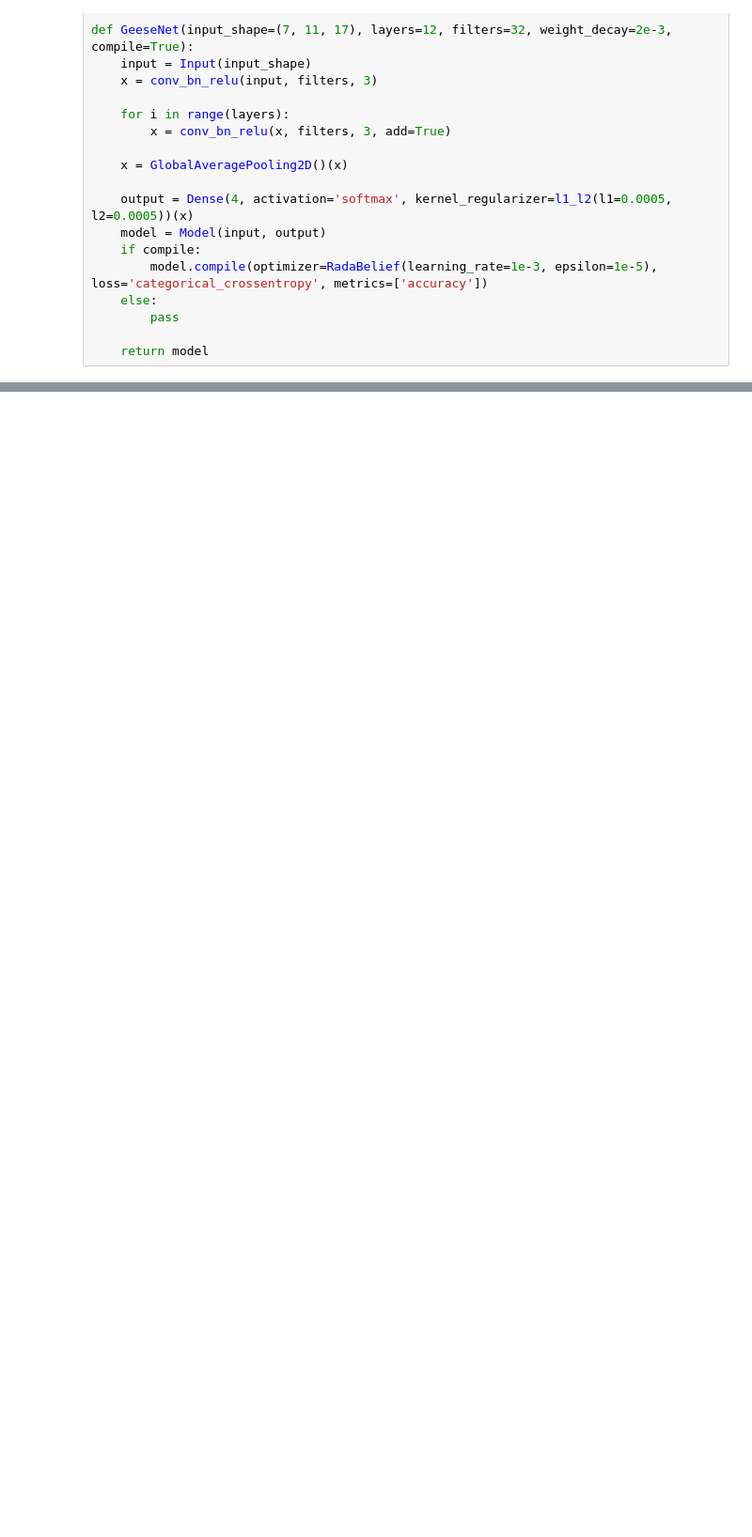
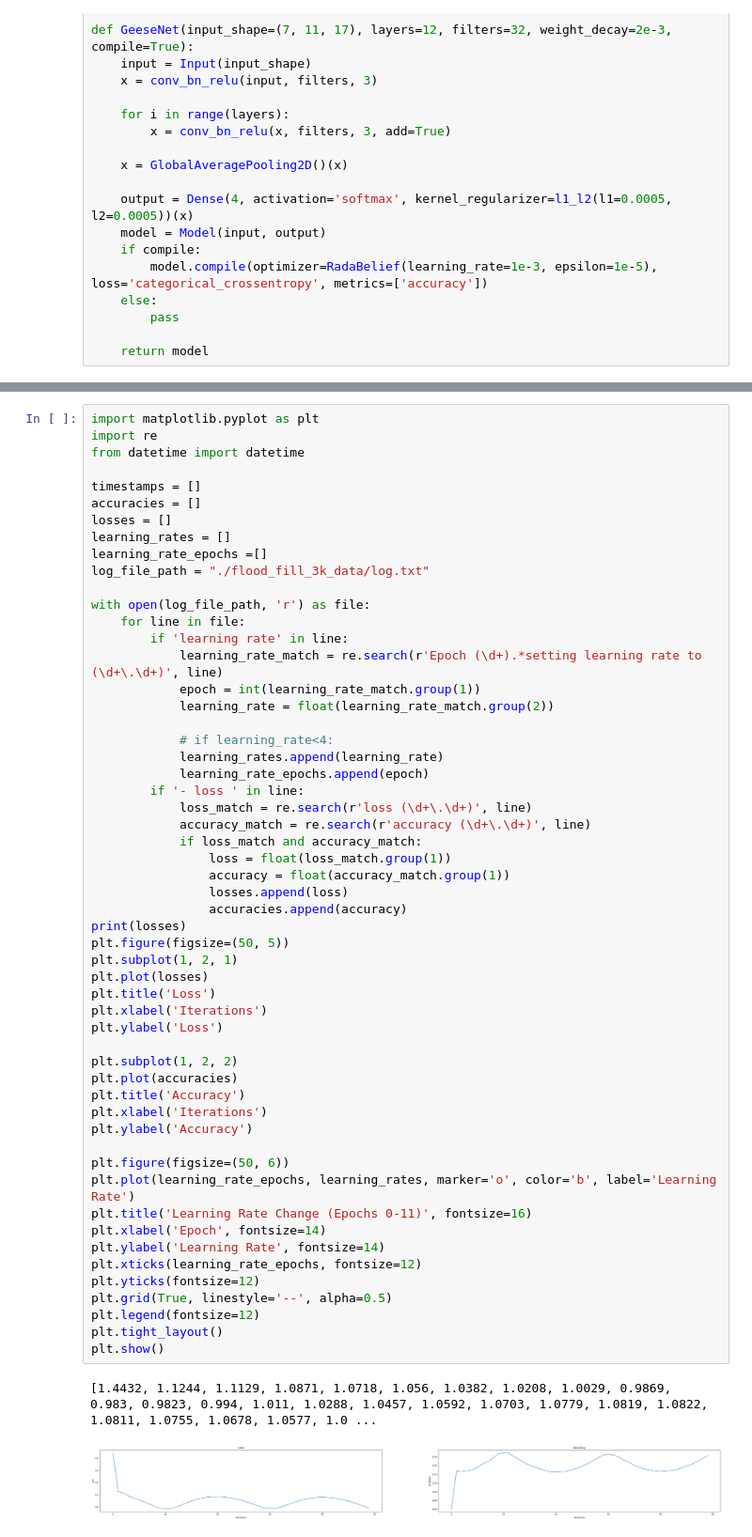
Before and after one commit to sohaibgv/HungryGeeseVU, a Jupyter notebook: imitate-flood-fill/supervised-learner-imitation.ipynb, the cells around one changed output, grey strips where cells are left out. Shown at 94% size. Saved outputs shown, nothing was run; the diff lists cells and outputs as text; blank space fills up the shorter version.

```diff
--- a/imitate-flood-fill/supervised-learner-imitation.ipynb
+++ b/imitate-flood-fill/supervised-learner-imitation.ipynb
@@ -432,0 +470,58 @@ w = "weight= %s"%weight_base64
+# %%
+import matplotlib.pyplot as plt
+import re
+from datetime import datetime
+
+timestamps = []
+accuracies = []
+losses = []
+learning_rates = []
+learning_rate_epochs =[]
+log_file_path = "./flood_fill_3k_data/log.txt"
+
+with open(log_file_path, 'r') as file:
+    for line in file:
+        if 'learning rate' in line:
+            learning_rate_match = re.search(r'Epoch (\d+).*setting learning rate to (\d+\.\d+)', line)
+            epoch = int(learning_rate_match.group(1))
+            learning_rate = float(learning_rate_match.group(2))
+
+            # if learning_rate<4:
+            learning_rates.append(learning_rate)
+            learning_rate_epochs.append(epoch)
+        if '- loss ' in line:
+            loss_match = re.search(r'loss (\d+\.\d+)', line)
+            accuracy_match = re.search(r'accuracy (\d+\.\d+)', line)
+            if loss_match and accuracy_match:
+                loss = float(loss_match.group(1))
+                accuracy = float(accuracy_match.group(1))
+                losses.append(loss)
+                accuracies.append(accuracy)
+print(losses)
+plt.figure(figsize=(50, 5))
+plt.subplot(1, 2, 1)
+plt.plot(losses)
+plt.title('Loss')
+plt.xlabel('Iterations')
+plt.ylabel('Loss')
+
+plt.subplot(1, 2, 2)
+plt.plot(accuracies)
+plt.title('Accuracy')
+plt.xlabel('Iterations')
+plt.ylabel('Accuracy')
+
+plt.figure(figsize=(50, 6))
+plt.plot(learning_rate_epochs, learning_rates, marker='o', color='b', label='Learning Rate')
+plt.title('Learning Rate Change (Epochs 0-11)', fontsize=16)
+plt.xlabel('Epoch', fontsize=14)
+plt.ylabel('Learning Rate', fontsize=14)
+plt.xticks(learning_rate_epochs, fontsize=12)
+plt.yticks(fontsize=12)
+plt.grid(True, linestyle='--', alpha=0.5)
+plt.legend(fontsize=12)
+plt.tight_layout()
+plt.show()
+# %% [output]
+[1.4432, 1.1244, 1.1129, 1.0871, 1.0718, 1.056, 1.0382, 1.0208, 1.0029, 0.9869, 0.983, 0.9823, 0.994, 1.011, 1.0288, 1.0457, 1.0592, 1.0703, 1.0779, 1.0819, 1.0822, 1.0811, 1.0755, 1.0678, 1.0577, 1.0 ...
+[figure, added]
```
Also changed, not shown: parts of 11 cells of this notebook, 4 other files.
